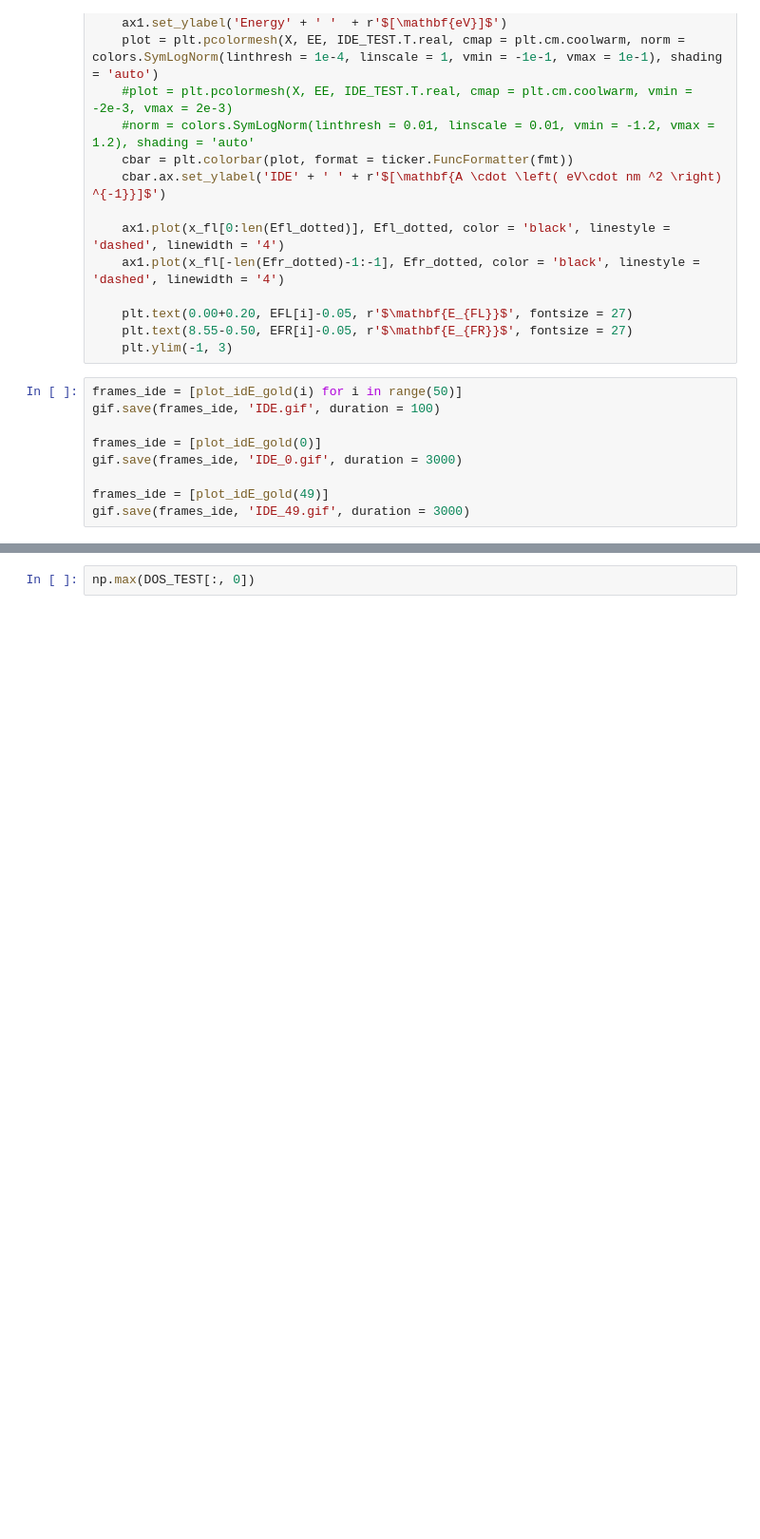
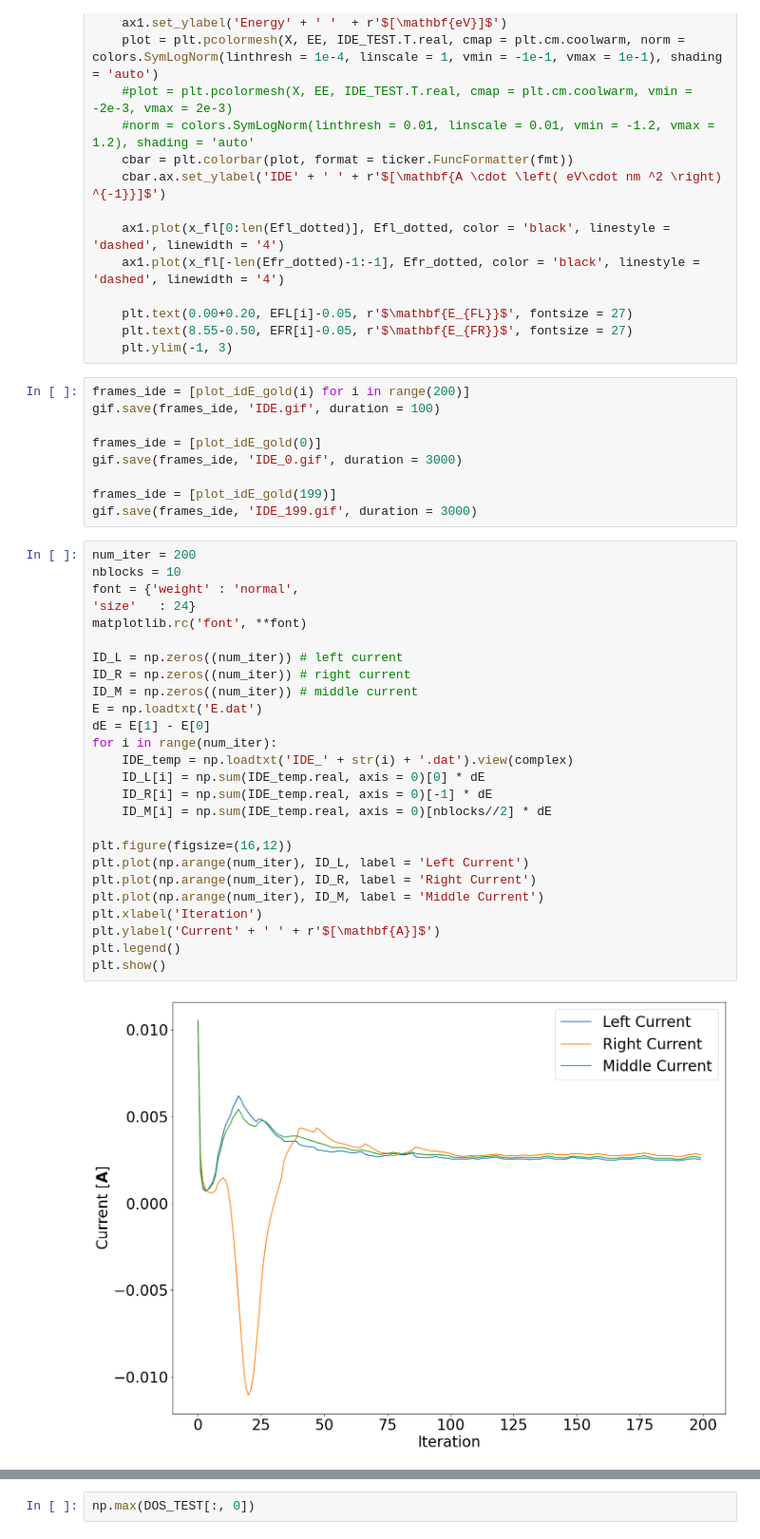
Before and after one commit to Nano-TCAD/QuaTrEx, a Jupyter notebook: quatrex/results/GNR_biased_sc/analysis.ipynb, the cells around one changed output, grey strips where cells are left out. Shown: that part at 95% size. Cells and saved outputs as stored; diff of their text form; blank space fills up the shorter version.

Commit message:
current analysis

```diff
--- a/quatrex/results/GNR_biased_sc/analysis.ipynb
+++ b/quatrex/results/GNR_biased_sc/analysis.ipynb
@@ -117,11 +117,39 @@ def plot_idE_gold(i):
     plt.text(8.55-0.50, EFR[i]-0.05, r'$\mathbf{E_{FR}}$', fontsize = 27)
     plt.ylim(-1, 3)
 # %%
-frames_ide = [plot_idE_gold(i) for i in range(50)]
+frames_ide = [plot_idE_gold(i) for i in range(200)]
 gif.save(frames_ide, 'IDE.gif', duration = 100)
 
 frames_ide = [plot_idE_gold(0)]
 gif.save(frames_ide, 'IDE_0.gif', duration = 3000)
 
-frames_ide = [plot_idE_gold(49)]
-gif.save(frames_ide, 'IDE_49.gif', duration = 3000)
+frames_ide = [plot_idE_gold(199)]
+gif.save(frames_ide, 'IDE_199.gif', duration = 3000)
+# %%
+num_iter = 200
+nblocks = 10
+font = {'weight' : 'normal',
+'size'   : 24}
+matplotlib.rc('font', **font)
+
+ID_L = np.zeros((num_iter)) # left current
+ID_R = np.zeros((num_iter)) # right current
+ID_M = np.zeros((num_iter)) # middle current
+E = np.loadtxt('E.dat')
+dE = E[1] - E[0]
+for i in range(num_iter):
+    IDE_temp = np.loadtxt('IDE_' + str(i) + '.dat').view(complex)
+    ID_L[i] = np.sum(IDE_temp.real, axis = 0)[0] * dE
+    ID_R[i] = np.sum(IDE_temp.real, axis = 0)[-1] * dE
+    ID_M[i] = np.sum(IDE_temp.real, axis = 0)[nblocks//2] * dE
+
+plt.figure(figsize=(16,12))
+plt.plot(np.arange(num_iter), ID_L, label = 'Left Current')
+plt.plot(np.arange(num_iter), ID_R, label = 'Right Current')
+plt.plot(np.arange(num_iter), ID_M, label = 'Middle Current')
+plt.xlabel('Iteration')
+plt.ylabel('Current' + ' ' + r'$[\mathbf{A}]$')
+plt.legend()
+plt.show()
+# %% [output]
+[figure, added]
```
Also changed, not shown: parts of 4 cells of this notebook, 5 other files.
